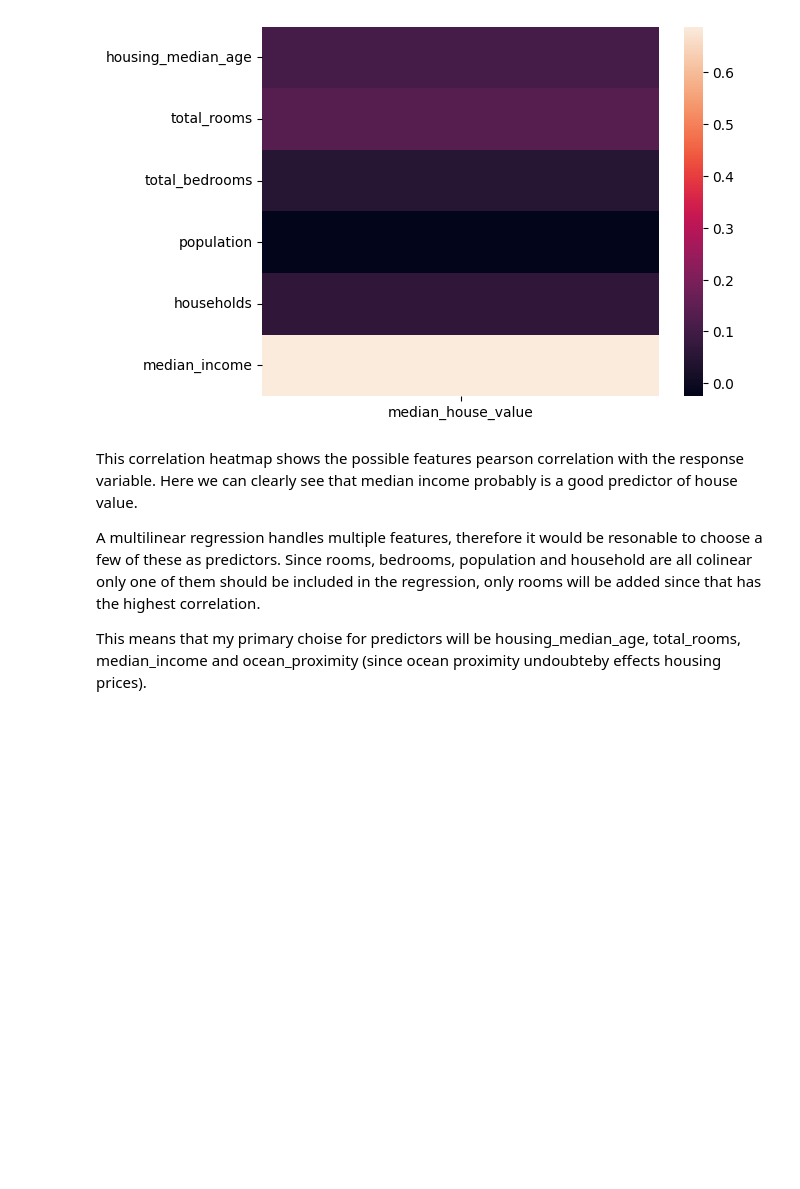
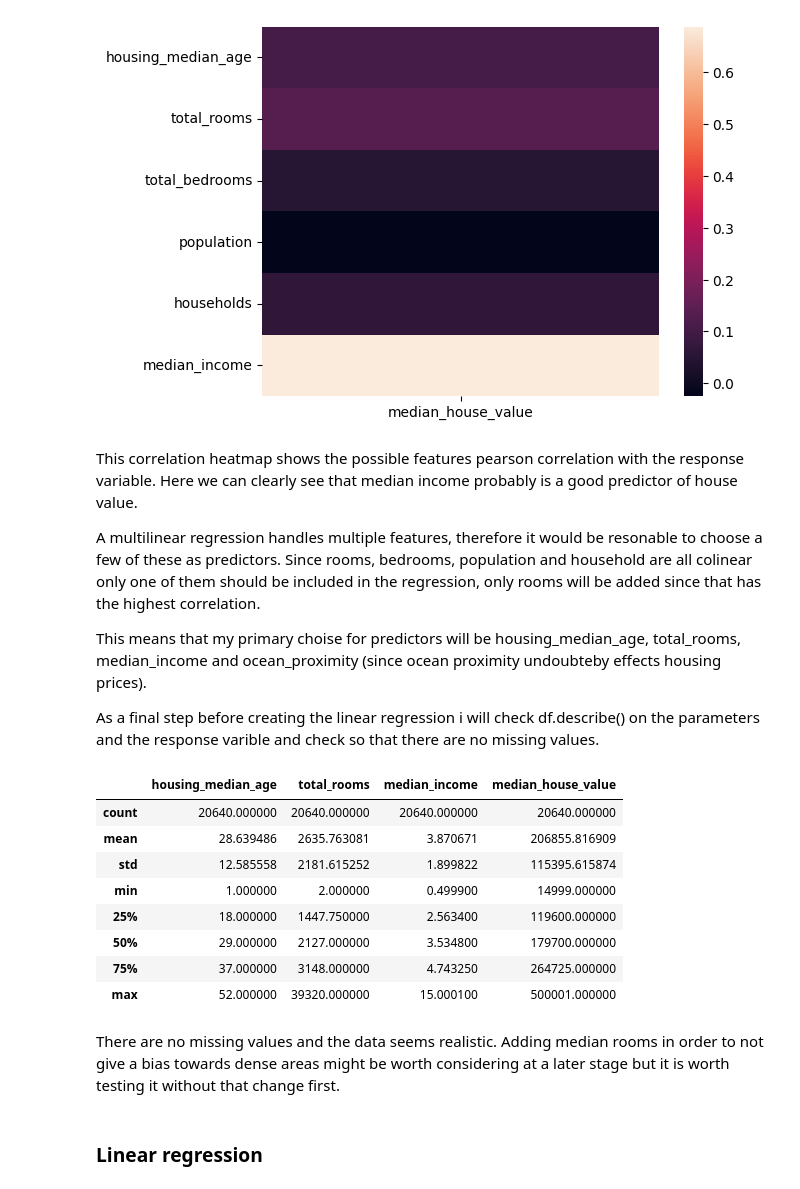
Before and after one commit to Theodor-Helje/python-programming-Theodor-Helje, a Jupyter notebook: Statistiska metoder/Labb/labb_assignment.ipynb, the cells around one changed output. Drawn from its saved outputs; the diff is of its cells as text; code cells hidden in the pictures; blank space fills up the shorter version.

```diff
--- a/Statistiska metoder/Labb/labb_G.ipynb
+++ b/Statistiska metoder/Labb/labb_assignment.ipynb
@@ -73,3 +75,21 @@ This correlation heatmap shows the possible features pearson correlation with th
 A multilinear regression handles multiple features, therefore it would be resonable to choose a few of these as predictors. Since rooms, bedrooms, population and household are all colinear only one of them should be included in the regression, only rooms will be added since that has the highest correlation.
 
 This means that my primary choise for predictors will be housing_median_age, total_rooms, median_income and ocean_proximity (since ocean proximity undoubteby effects housing prices).
+
+As a final step before creating the linear regression i will check df.describe() on the parameters and the response varible and check so that there are no missing values.
+# %%
+df[['housing_median_age', 'total_rooms', 'median_income', 'median_house_value']].describe()
+# %% [output]
+|  | housing_median_age | total_rooms | median_income | median_house_value |
+| count | 20640.000000 | 20640.000000 | 20640.000000 | 20640.000000 |
+| mean | 28.639486 | 2635.763081 | 3.870671 | 206855.816909 |
+| std | 12.585558 | 2181.615252 | 1.899822 | 115395.615874 |
+| min | 1.000000 | 2.000000 | 0.499900 | 14999.000000 |
+| 25% | 18.000000 | 1447.750000 | 2.563400 | 119600.000000 |
+| 50% | 29.000000 | 2127.000000 | 3.534800 | 179700.000000 |
+| 75% | 37.000000 | 3148.000000 | 4.743250 | 264725.000000 |
+| max | 52.000000 | 39320.000000 | 15.000100 | 500001.000000 |
+# %% [markdown]
+There are no missing values and the data seems realistic. Adding median rooms in order to not give a bias towards dense areas might be worth considering at a later stage but it is worth testing it without that change first.
+# %% [markdown]
+### Linear regression
```
Also changed, not shown: parts of 1 cell of this notebook, 1 other file.
